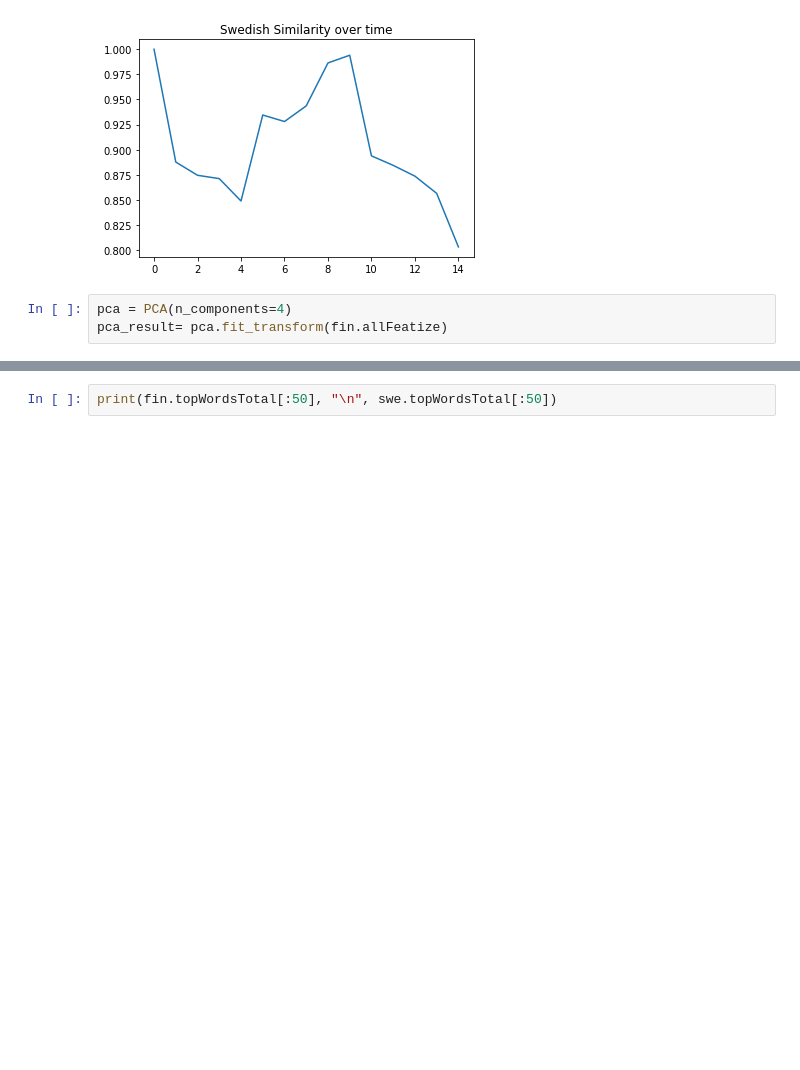
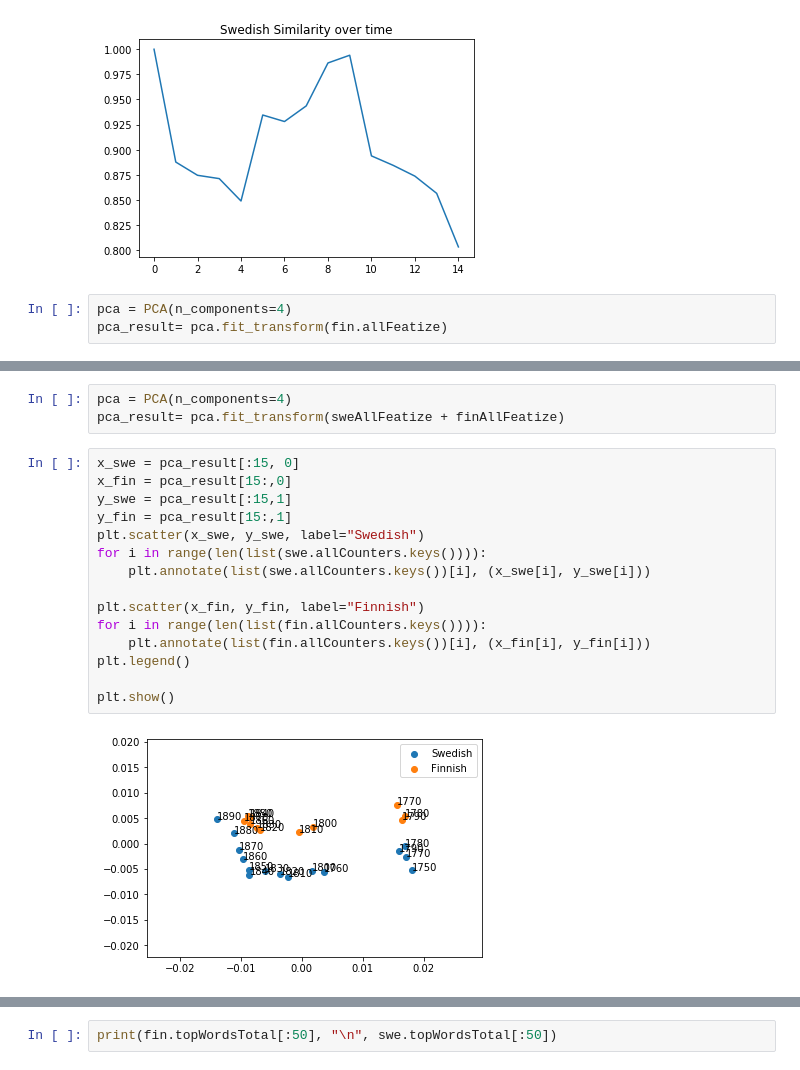
Before and after one commit to linnealovespie/scandinavian-languages, a Jupyter notebook: TopWords.ipynb, the cells around one changed output, grey strips where cells are left out. Saved outputs shown, nothing was run; the diff lists cells and outputs as text; blank space fills up the shorter version.

```diff
--- a/TopWords.ipynb
+++ b/TopWords.ipynb
@@ -195,3 +238,23 @@ plt.show()
+# %%
+pca = PCA(n_components=4)
+pca_result= pca.fit_transform(sweAllFeatize + finAllFeatize)
+# %%
+x_swe = pca_result[:15, 0]
+x_fin = pca_result[15:,0]
+y_swe = pca_result[:15,1]
+y_fin = pca_result[15:,1]
+plt.scatter(x_swe, y_swe, label="Swedish")
+for i in range(len(list(swe.allCounters.keys()))):
+    plt.annotate(list(swe.allCounters.keys())[i], (x_swe[i], y_swe[i]))
+
+plt.scatter(x_fin, y_fin, label="Finnish")
+for i in range(len(list(fin.allCounters.keys()))):
+    plt.annotate(list(fin.allCounters.keys())[i], (x_fin[i], y_fin[i]))
+plt.legend()
+
+plt.show()
+# %% [output]
+[figure, added]
 # %% [markdown]
 # Qualitative Comparison
 * "wid" in Finnish vs. "vid" in Swedish- are they same word/different spelling?
```
Also changed, not shown: parts of 24 cells of this notebook, 1 other file.
